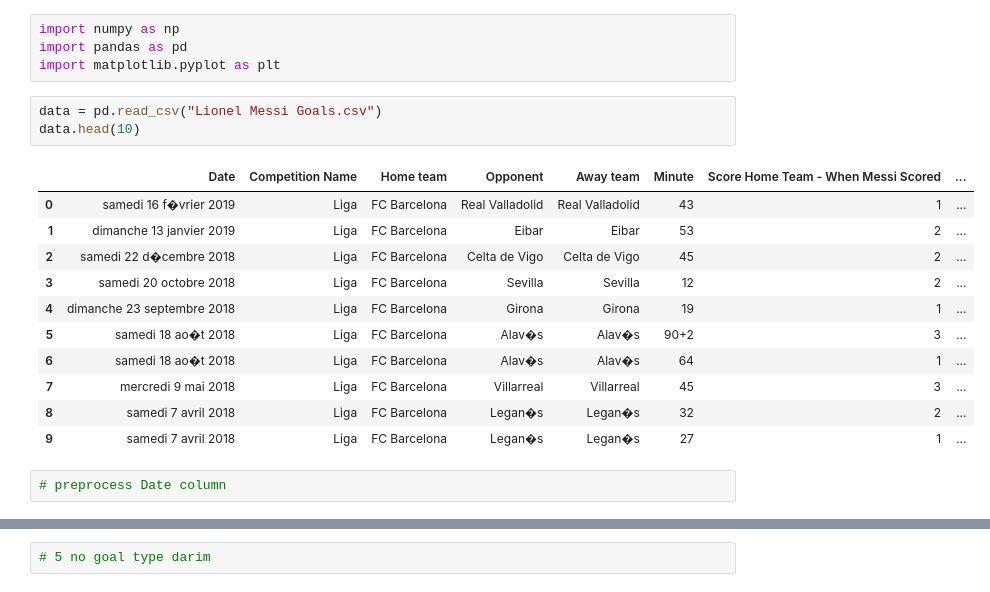
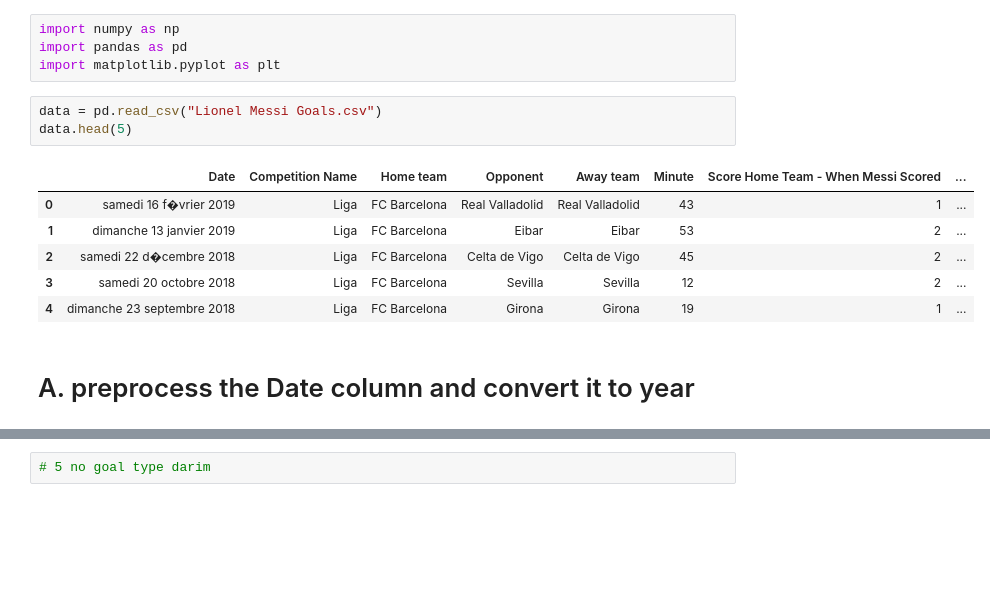
Before and after one commit to Kiana-Jahanshid/PyLearn_MachineLearning, a Jupyter notebook: Assignment_40_DataScience/messi.ipynb, the cells around one changed output, grey strips where cells are left out. Drawn from its saved outputs; the diff is of its cells as text; blank space fills up the shorter version.

```diff
--- a/Assignment_40_DataScience/messi.ipynb
+++ b/Assignment_40_DataScience/messi.ipynb
@@ -4,18 +4,13 @@ import pandas as pd
 import matplotlib.pyplot as plt
 # %%
 data = pd.read_csv("Lionel Messi Goals.csv")
-data.head(10)
+data.head(5)
 # %% [output]
 |  | Date | Competition Name | Home team | Opponent | Away team | Minute | Score Home Team - When Messi Scored | ... |
 | 0 | samedi 16 f�vrier 2019 | Liga | FC Barcelona | Real Valladolid | Real Valladolid | 43 | 1 | ... |
 | 1 | dimanche 13 janvier 2019 | Liga | FC Barcelona | Eibar | Eibar | 53 | 2 | ... |
 | 2 | samedi 22 d�cembre 2018 | Liga | FC Barcelona | Celta de Vigo | Celta de Vigo | 45 | 2 | ... |
 | 3 | samedi 20 octobre 2018 | Liga | FC Barcelona | Sevilla | Sevilla | 12 | 2 | ... |
 | 4 | dimanche 23 septembre 2018 | Liga | FC Barcelona | Girona | Girona | 19 | 1 | ... |
-| 5 | samedi 18 ao�t 2018 | Liga | FC Barcelona | Alav�s | Alav�s | 90+2 | 3 | ... |
-| 6 | samedi 18 ao�t 2018 | Liga | FC Barcelona | Alav�s | Alav�s | 64 | 1 | ... |
-| 7 | mercredi 9 mai 2018 | Liga | FC Barcelona | Villarreal | Villarreal | 45 | 3 | ... |
-| 8 | samedi 7 avril 2018 | Liga | FC Barcelona | Legan�s | Legan�s | 32 | 2 | ... |
-| 9 | samedi 7 avril 2018 | Liga | FC Barcelona | Legan�s | Legan�s | 27 | 1 | ... |
-# %%
-# preprocess Date column
+# %% [markdown]
+# A. preprocess the Date column and convert it to year
```
Also changed, not shown: parts of 19 cells of this notebook.
